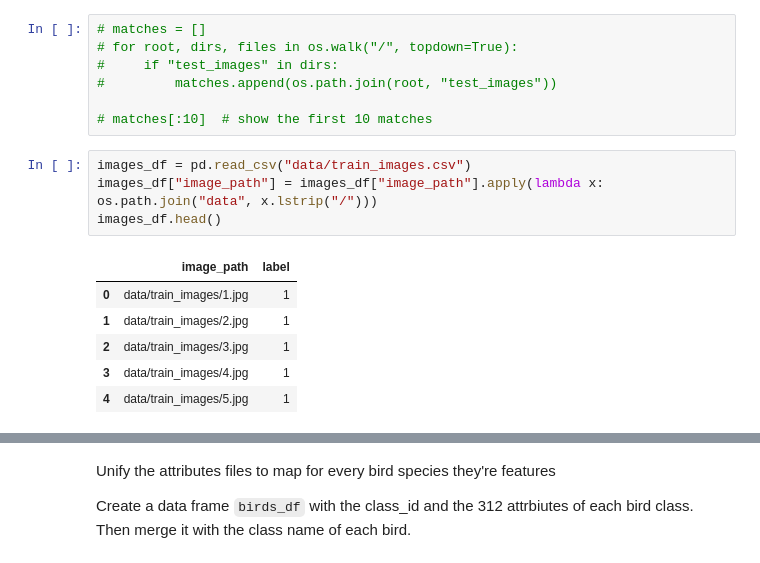
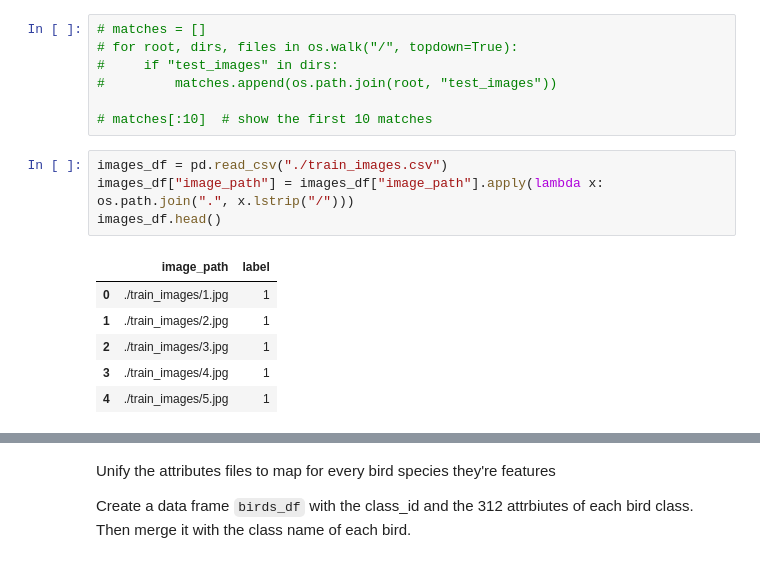
Before and after one commit to cfragiadakis/AML-2025-Feathers-in-focus, a Jupyter notebook: baseline_pretrained_models.ipynb, the cells around one changed output, grey strips where cells are left out. Drawn from its saved outputs; the diff is of its cells as text.

```diff
--- a/baseline_pretrained_models.ipynb
+++ b/baseline_pretrained_models.ipynb
@@ -26,14 +47,14 @@ Let's load the different bird species from the `class_names.npy` file and then t
 
 # matches[:10]  # show the first 10 matches
 # %%
-images_df = pd.read_csv("data/train_images.csv")
-images_df["image_path"] = images_df["image_path"].apply(lambda x: os.path.join("data", x.lstrip("/")))
+images_df = pd.read_csv("./train_images.csv")
+images_df["image_path"] = images_df["image_path"].apply(lambda x: os.path.join(".", x.lstrip("/")))
 images_df.head()
 # %% [output]
 |  | image_path | label |
-| 0 | data/train_images/1.jpg | 1 |
-| 1 | data/train_images/2.jpg | 1 |
-| 2 | data/train_images/3.jpg | 1 |
-| 3 | data/train_images/4.jpg | 1 |
-| 4 | data/train_images/5.jpg | 1 |
+| 0 | ./train_images/1.jpg | 1 |
+| 1 | ./train_images/2.jpg | 1 |
+| 2 | ./train_images/3.jpg | 1 |
+| 3 | ./train_images/4.jpg | 1 |
+| 4 | ./train_images/5.jpg | 1 |
 # %%
```
Also changed, not shown: parts of 12 cells of this notebook.
